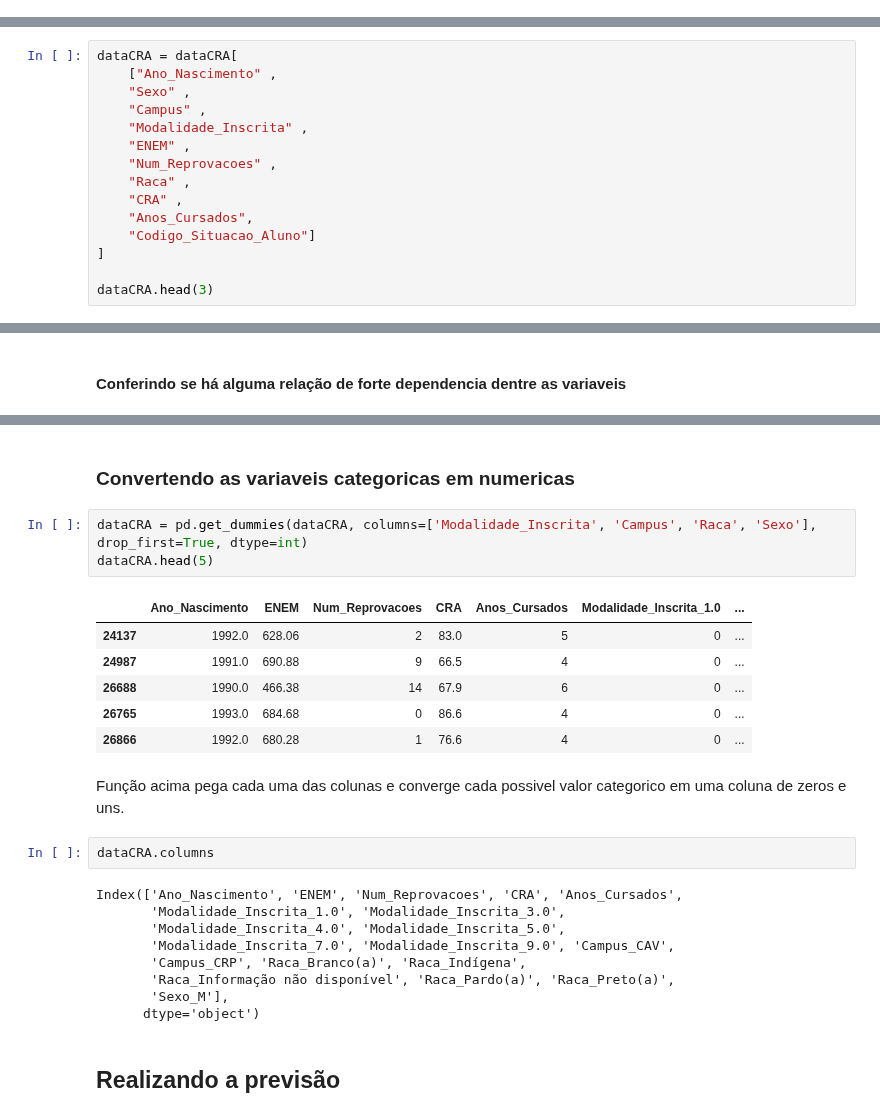
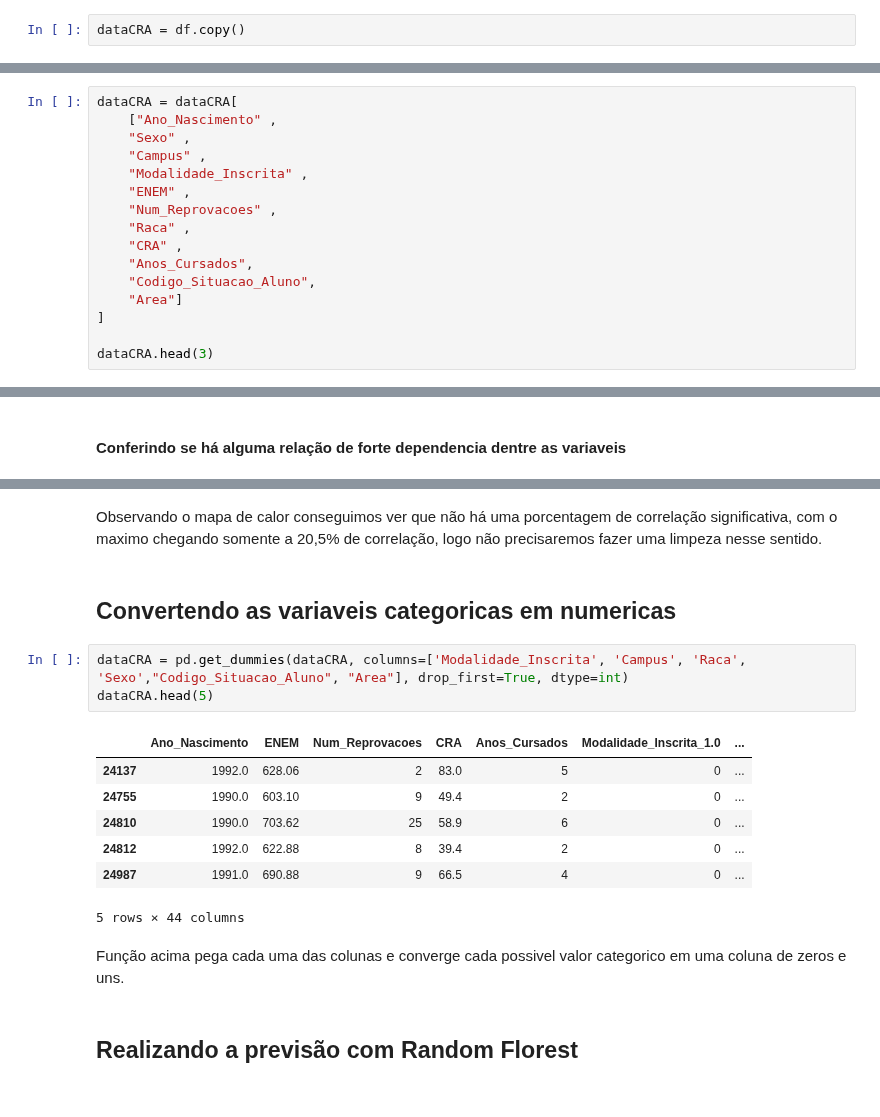
Before and after one commit to Duds04/Projeto_Dados, a Jupyter notebook: src/Regressoes.ipynb, the cells around one changed output, grey strips where cells are left out. Saved outputs shown, nothing was run; the diff lists cells and outputs as text.

```diff
--- a/src/Regressoes.ipynb
+++ b/src/Regressoes.ipynb
@@ -196,3 +123,5 @@ Name: count, dtype: int64
+# %%
+dataCRA = df.copy()
 # %% [markdown]
 ### Criando variavel tempo de permanencia
 Para uma analise mais efetiva iremos criar a coluna `Anos_Cursados` que irá indicar o quantos anos o aluno precisou para se formar.
@@ -253,7 +174,8 @@ dataCRA = dataCRA[
     "Raca" ,
     "CRA" ,
     "Anos_Cursados",
-    "Codigo_Situacao_Aluno"]
+    "Codigo_Situacao_Aluno",
+    "Area"]
 ]
 
 dataCRA.head(3)
@@ -304,28 +232,20 @@ plt.show()
+# %% [markdown]
+Observando o mapa de calor conseguimos ver que não há uma porcentagem de correlação significativa, com o maximo chegando somente a 20,5% de correlação, logo não precisaremos fazer uma limpeza nesse sentido.
 # %% [markdown]
-### Convertendo as variaveis categoricas em numericas
+## Convertendo as variaveis categoricas em numericas
 # %%
-dataCRA = pd.get_dummies(dataCRA, columns=['Modalidade_Inscrita', 'Campus', 'Raca', 'Sexo'], drop_first=True, dtype=int)
+dataCRA = pd.get_dummies(dataCRA, columns=['Modalidade_Inscrita', 'Campus', 'Raca', 'Sexo',"Codigo_Situacao_Aluno", "Area"], drop_first=True, dtype=int)
 dataCRA.head(5)
 # %% [output]
 |  | Ano_Nascimento | ENEM | Num_Reprovacoes | CRA | Anos_Cursados | Modalidade_Inscrita_1.0 | ... |
 | 24137 | 1992.0 | 628.06 | 2 | 83.0 | 5 | 0 | ... |
+| 24755 | 1990.0 | 603.10 | 9 | 49.4 | 2 | 0 | ... |
+| 24810 | 1990.0 | 703.62 | 25 | 58.9 | 6 | 0 | ... |
+| 24812 | 1992.0 | 622.88 | 8 | 39.4 | 2 | 0 | ... |
 | 24987 | 1991.0 | 690.88 | 9 | 66.5 | 4 | 0 | ... |
-| 26688 | 1990.0 | 466.38 | 14 | 67.9 | 6 | 0 | ... |
-| 26765 | 1993.0 | 684.68 | 0 | 86.6 | 4 | 0 | ... |
-| 26866 | 1992.0 | 680.28 | 1 | 76.6 | 4 | 0 | ... |
+5 rows × 44 columns
 # %% [markdown]
 Função acima pega cada uma das colunas e converge cada possivel valor categorico em uma coluna de zeros e uns.
-# %%
-dataCRA.columns
-# %% [output]
-Index(['Ano_Nascimento', 'ENEM', 'Num_Reprovacoes', 'CRA', 'Anos_Cursados',
-       'Modalidade_Inscrita_1.0', 'Modalidade_Inscrita_3.0',
-       'Modalidade_Inscrita_4.0', 'Modalidade_Inscrita_5.0',
-       'Modalidade_Inscrita_7.0', 'Modalidade_Inscrita_9.0', 'Campus_CAV',
-       'Campus_CRP', 'Raca_Branco(a)', 'Raca_Indígena',
-       'Raca_Informação não disponível', 'Raca_Pardo(a)', 'Raca_Preto(a)',
-       'Sexo_M'],
-      dtype='object')
 # %% [markdown]
-## Realizando a previsão
+## Realizando a previsão com Random Florest
 # %%
```
Also changed, not shown: parts of 39 cells of this notebook.
